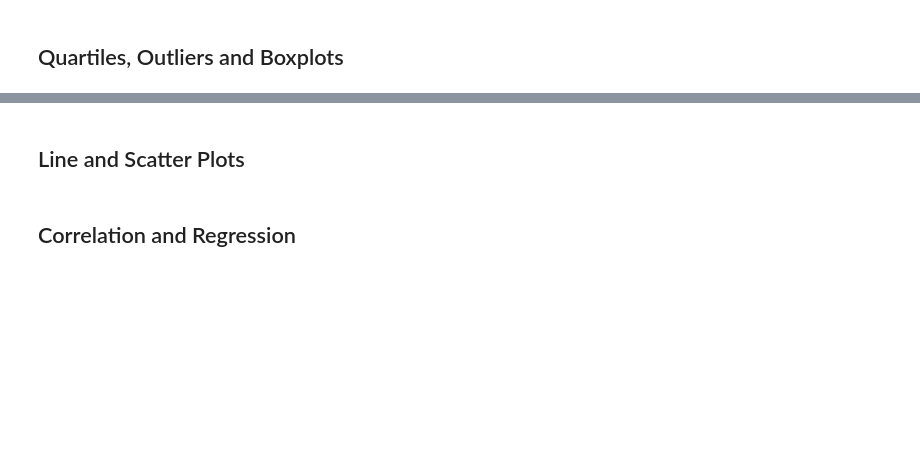
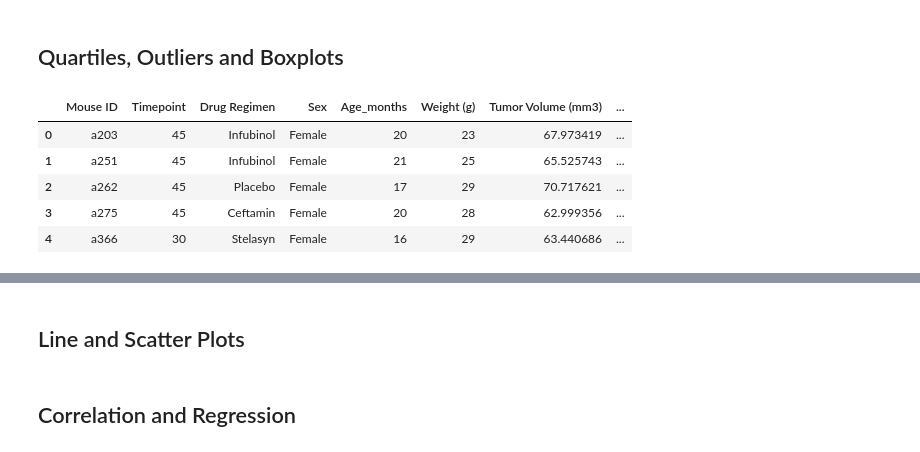
Before and after one commit to norojordan/Mathplotlib-HW, a Jupyter notebook: pymaceuticals_starter.ipynb, the cells around one changed output, grey strips where cells are left out. Cells and saved outputs as stored; diff of their text form; code cells hidden in the pictures; blank space fills up the shorter version.

Commit message:
new db for final tumor volume

```diff
--- a/pymaceuticals_starter.ipynb
+++ b/pymaceuticals_starter.ipynb
@@ -215,10 +215,26 @@ gender_study.plot.pie(startangle=185,autopct='%1.1f%%')
 # %% [markdown]
 ## Quartiles, Outliers and Boxplots
 # %%
-# Calculate the final tumor volume of each mouse across four of the treatment regimens:
+# Calculate the final tumor volume of each mouse across four of the top treatment regimens:
 # Capomulin, Ramicane, Infubinol, and Ceftamin
 
-# Start by getting the last (greatest) timepoint for each mouse
-
+# Find the max timepoint for each mouse
+max_time = pd.DataFrame(mouse_study.groupby('Mouse ID')['Timepoint'].max())
+max_time
 
 # Merge this group df with the original dataframe to get the tumor volume at the last timepoint
+vol_time = pd.merge(max_time, mouse_study_clean, on=('Mouse ID', 'Timepoint'), how='left')
+
+#Delete unnecessary columns
+#del grouped_school_spending["Total Students"]
+#del grouped_school_spending["Total School Budget"]
+#del grouped_school_spending["Per Student Budget"]
+
+vol_time.head()
+# %% [output]
+|  | Mouse ID | Timepoint | Drug Regimen | Sex | Age_months | Weight (g) | Tumor Volume (mm3) | ... |
+| 0 | a203 | 45 | Infubinol | Female | 20 | 23 | 67.973419 | ... |
+| 1 | a251 | 45 | Infubinol | Female | 21 | 25 | 65.525743 | ... |
+| 2 | a262 | 45 | Placebo | Female | 17 | 29 | 70.717621 | ... |
+| 3 | a275 | 45 | Ceftamin | Female | 20 | 28 | 62.999356 | ... |
+| 4 | a366 | 30 | Stelasyn | Female | 16 | 29 | 63.440686 | ... |
```
Also changed, not shown: parts of 7 cells of this notebook.
